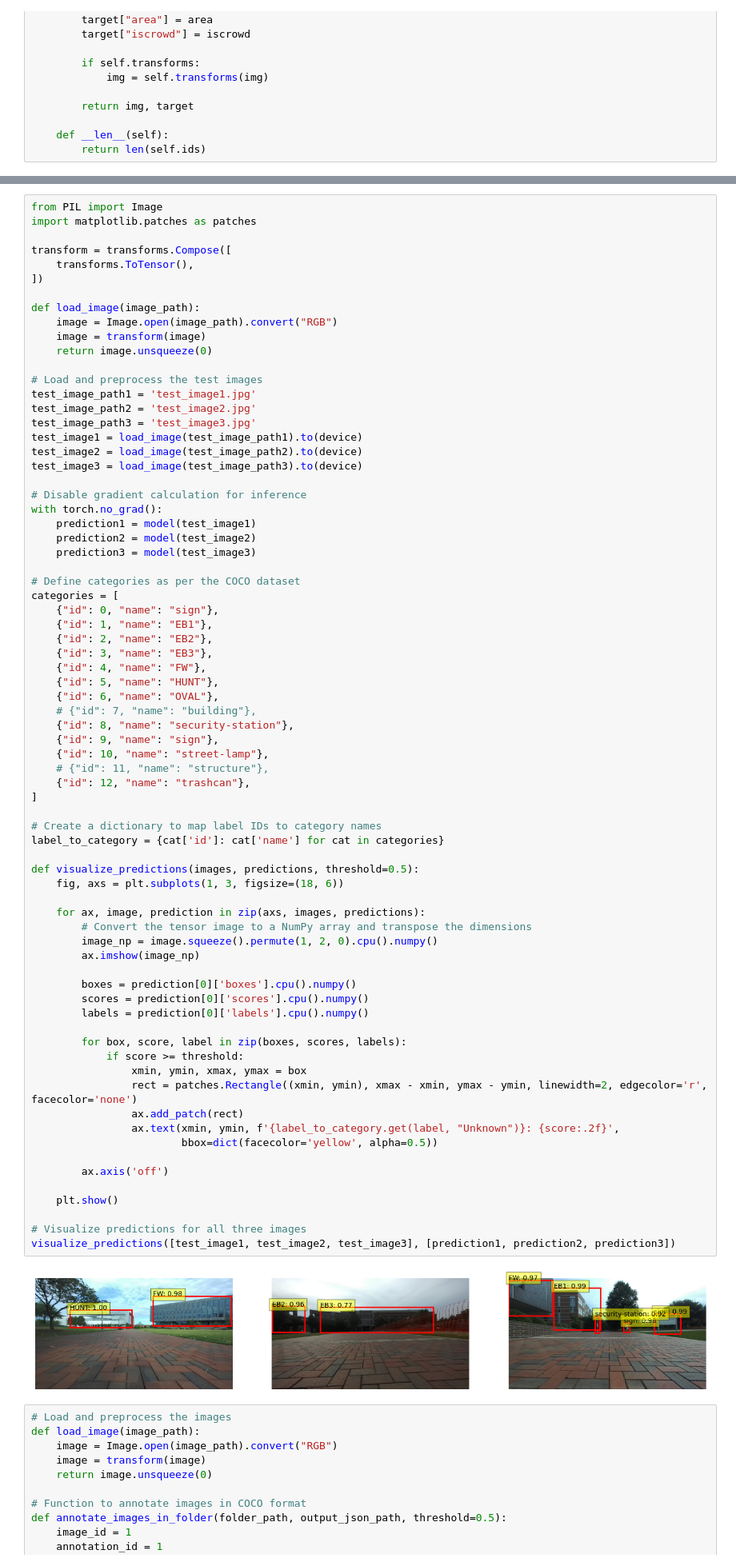
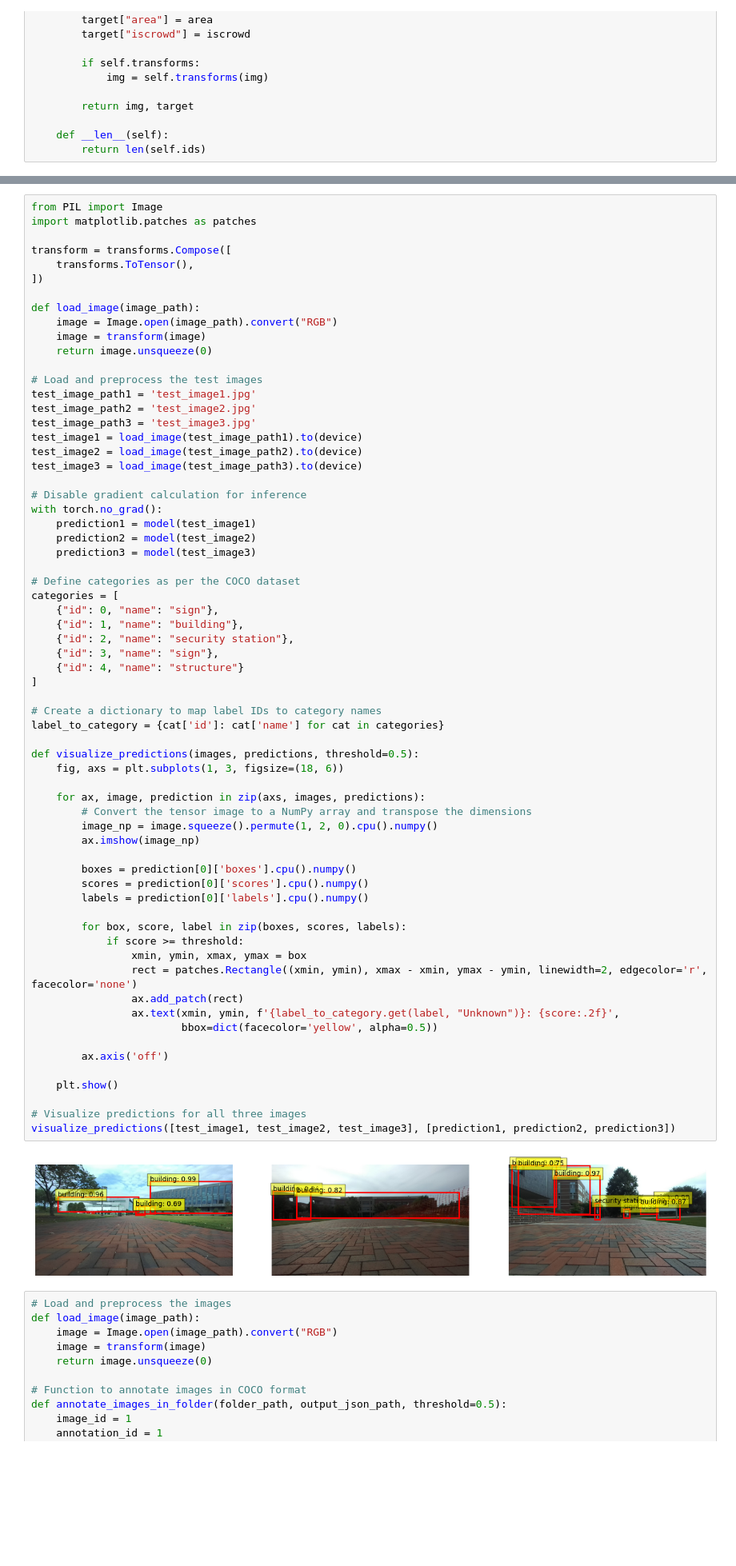
Before and after one commit to ncsu-yoon-lab/project-oval, a Jupyter notebook: ML/DeepLearning/DataSetup/universityBuildingAnnotation.ipynb, the cells around one changed output, grey strips where cells are left out. Shown at 80% size. Drawn from its saved outputs; the diff is of its cells as text; blank space fills up the shorter version.

```diff
--- a/ML/DeepLearning/DataSetup/universityBuildingAnnotation.ipynb
+++ b/ML/DeepLearning/DataSetup/universityBuildingAnnotation.ipynb
@@ -256,51 +257,43 @@ with torch.no_grad():
 # Define categories as per the COCO dataset
 categories = [
     {"id": 0, "name": "sign"},
-    {"id": 1, "name": "EB1"},
-    {"id": 2, "name": "EB2"},
-    {"id": 3, "name": "EB3"},
-    {"id": 4, "name": "FW"},
-    {"id": 5, "name": "HUNT"},
-    {"id": 6, "name": "OVAL"},
-    # {"id": 7, "name": "building"},
-    {"id": 8, "name": "security-station"},
-    {"id": 9, "name": "sign"},
-    {"id": 10, "name": "street-lamp"},
-    # {"id": 11, "name": "structure"},
-    {"id": 12, "name": "trashcan"},
+    {"id": 1, "name": "building"},
+    {"id": 2, "name": "security station"},
+    {"id": 3, "name": "sign"},
+    {"id": 4, "name": "structure"}
 ]
 
 # Create a dictionary to map label IDs to category names
 label_to_category = {cat['id']: cat['name'] for cat in categories}
 
 def visualize_predictions(images, predictions, threshold=0.5):
     fig, axs = plt.subplots(1, 3, figsize=(18, 6))
 
     for ax, image, prediction in zip(axs, images, predictions):
         # Convert the tensor image to a NumPy array and transpose the dimensions
         image_np = image.squeeze().permute(1, 2, 0).cpu().numpy()
         ax.imshow(image_np)
 
         boxes = prediction[0]['boxes'].cpu().numpy()
         scores = prediction[0]['scores'].cpu().numpy()
         labels = prediction[0]['labels'].cpu().numpy()
 
         for box, score, label in zip(boxes, scores, labels):
             if score >= threshold:
                 xmin, ymin, xmax, ymax = box
                 rect = patches.Rectangle((xmin, ymin), xmax - xmin, ymax - ymin, linewidth=2, edgecolor='r', facecolor='none')
                 ax.add_patch(rect)
                 ax.text(xmin, ymin, f'{label_to_category.get(label, "Unknown")}: {score:.2f}',
                         bbox=dict(facecolor='yellow', alpha=0.5))
 
         ax.axis('off')
 
     plt.show()
 
 # Visualize predictions for all three images
 visualize_predictions([test_image1, test_image2, test_image3], [prediction1, prediction2, prediction3])
 # %% [output]
-[figure, old version]
+[figure, new version]
 # %%
 # Load and preprocess the images
 def load_image(image_path):
```
Also changed, not shown: parts of 9 cells of this notebook, 5 other files.
